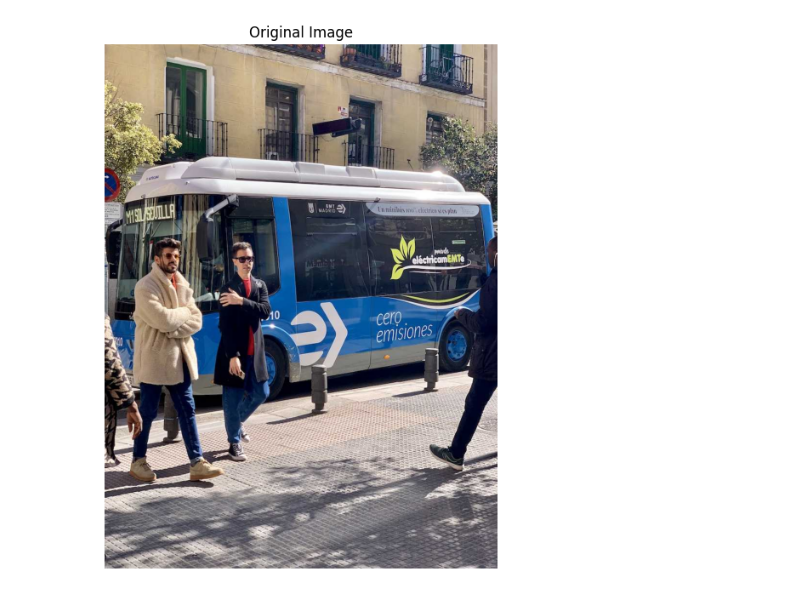
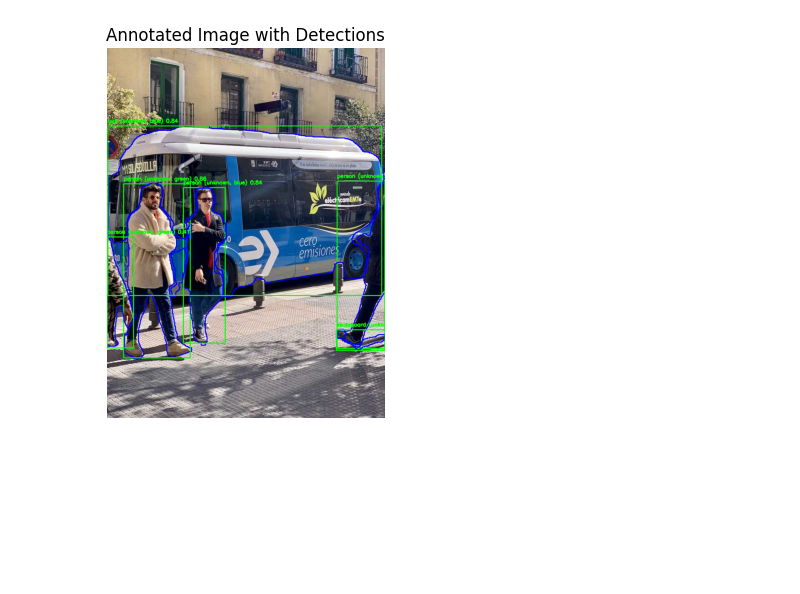
Before and after one commit to Z2nd/DeepSeek-Image-Recognition, a Jupyter notebook: app.ipynb, the cells around one changed output. Saved outputs shown, nothing was run; the diff lists cells and outputs as text; code cells hidden in the pictures; blank space fills up the shorter version.

Commit message:
Test secondary detection function, but not deploied

```diff
--- a/app.ipynb
+++ b/app.ipynb
@@ -41,57 +64,17 @@ YOLO model 'backend/resource/yolov8n-seg.pt' loaded successfully.
 # %%
-# 'Cell 3: Capture or Load Image'
+# 测试 detect_objects_yolo 函数
+detections_list, annotated_image = processing_logic.detect_objects_yolo(
+    image_bgr, yolo_model, secondary_model=secondary_model, color_space='HSV'
+)
 
-# choose mode for image input
-# mode = input("Select mode ('camera' for webcam, 'image' for file): ").strip().lower()
-mode = 'image'  # for testing purposes, you can change to 'image' to load a file
-image_bgr = None
-capture_time = None
+# 输出检测结果
+print("Detections List:")
+for detection in detections_list:
+    print(json.dumps(detection, indent=2))
 
-if mode == 'camera':
-    # Initialize webcam
-    cap = cv2.VideoCapture(0)  # default camera index is 0
-    if not cap.isOpened():
-        print('Error: Unable to access the webcam.')
-    else:
-        try:
-            # capture a single frame
-            ret, frame = cap.read()
-            if ret:
-                image_bgr = frame
-                capture_time = datetime.now().strftime("%Y-%m-%d %H:%M:%S")
-                print(f'Image captured from webcam at {capture_time}.')
-                # save the captured image
-                os.makedirs('backend/resource', exist_ok=True)
-                cv2.imwrite('backend/resource/captured_image.jpg', image_bgr)
-                # save metadata
-                metadata = {"capture_time": capture_time}
-                with open(METADATA_PATH, 'w') as f:
-                    json.dump(metadata, f)
-                print(f'Metadata saved to {METADATA_PATH}.')
-            else:
-                print('Error: Failed to capture image from webcam.')
-        finally:
-            cap.release()  # release the webcam resource
-elif mode == 'image':
-    # check if the test image exists
-    if not os.path.exists(TEST_IMAGE_PATH):
-        print(f'Error: Test image not found at \'{TEST_IMAGE_PATH}\'')
-        print('Please place a test image in the project root directory.')
-    else:
-        # read the image from file (RGB format)
-        image_bgr = cv2.imread(TEST_IMAGE_PATH)
-        print(f'Image \'{TEST_IMAGE_PATH}\' loaded successfully.')
-else:
-    print('Error: Invalid mode selected. Please choose "camera" or "image".')
-
-# show the loaded image if available
-if image_bgr is not None:
-    image_rgb = cv2.cvtColor(image_bgr, cv2.COLOR_BGR2RGB)
-    plt.figure(figsize=(10, 8))
-    plt.imshow(image_rgb)
-    plt.title('Original Image')
-    plt.axis('off')
-    plt.show()
-else:
-    print('No image loaded.')
+# 显示带注释的图像
+plt.imshow(cv2.cvtColor(annotated_image, cv2.COLOR_BGR2RGB))
+plt.title('Annotated Image with Detections')
+plt.axis('off')
+plt.show()
 # %% [output]
@@ -99,2 +98,2 @@ Image 'backend/resource/bus.jpg' loaded successfully.
-[figure, old version]
+[figure, new version]
 # %%
```
Also changed, not shown: parts of 6 cells of this notebook, 10 other files.
